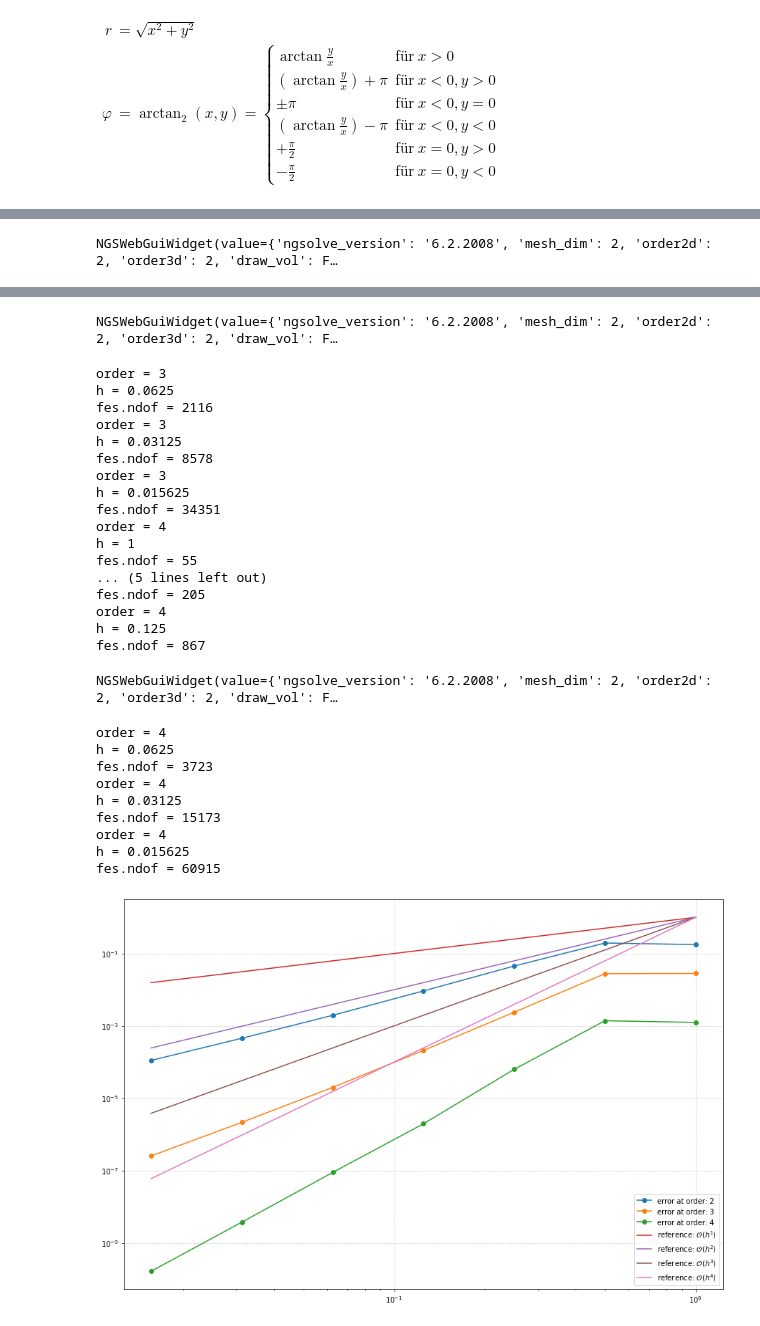
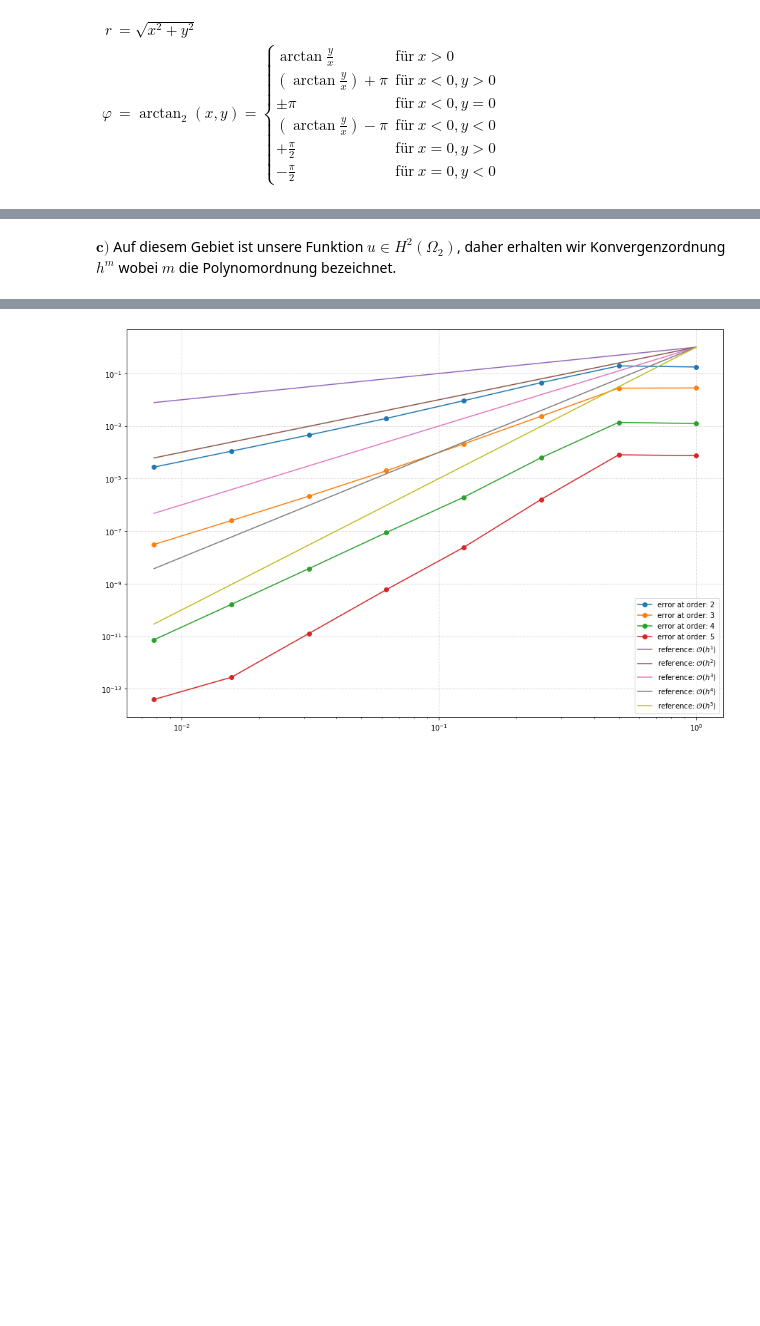
Before and after one commit to MrWhiteRichard/Fundament-Mathematik, a Jupyter notebook: WS_2020-21/NumPDEs_UE/Übung_3/3.15.ipynb, the cells around one changed output, grey strips where cells are left out. Saved outputs shown, nothing was run; the diff lists cells and outputs as text; code cells hidden in the pictures; blank space fills up the shorter version.

```diff
--- a/WS_2020-21/NumPDEs_UE/Übung_3/3.15.ipynb
+++ b/WS_2020-21/NumPDEs_UE/Übung_3/3.15.ipynb
@@ -70,3 +281,5 @@ $\begin{align*}
+# %% [markdown]
+$\textbf{c)}$ Auf diesem Gebiet ist unsere Funktion $u \in H^2(\Omega_2)$, daher erhalten wir Konvergenzordnung $h^m$ wobei $m$ die Polynomordnung bezeichnet.
 # %%
 beta = 2
 R = 1
@@ -117,8 +330,8 @@ geo.Append(['line', pind[3], pind[0]], bc = "outer")
 
 # -------------------------------- #
 
-h_array = [2 ** -n for n in range(7)]
-order_array = [2, 3, 4]
+h_array = [2 ** -n for n in range(8)]
+order_array = [2, 3, 4, 5]
 # order_array = [1]
 
 error_arrays = []
@@ -145,9 +358,6 @@ for order in order_array:
         f += rhs * v * ngs.dx
         f.Assemble()
 
-        print('order =', order)
-        print('h =', h)
-        print('fes.ndof =', fes.ndof)
         sol.vec.data = a.mat.Inverse(freedofs = fes.FreeDofs()) * f.vec
 
         H1err = ngs.sqrt(
@@ -162,8 +372,7 @@ for order in order_array:
 
         error_array.append(H1err)
 
-        if h == 2 ** -3:
-            Draw((ex_sol-sol)**2 + ngs.InnerProduct(sol_grad-ngs.Grad(sol),sol_grad-ngs.Grad(sol)), mesh)
+        #Draw((ex_sol-sol)**2 + ngs.InnerProduct(sol_grad-ngs.Grad(sol),sol_grad-ngs.Grad(sol)), mesh)
 
     error_arrays.append(error_array)
 
@@ -171,7 +380,7 @@ h_array = np.array(h_array)
 order_array = np.array(order_array)
 error_arrays = np.array(error_arrays)
 
-s_array = [1, 2, 3, 4]
+s_array = [1, 2, 3, 4, 5]
 
 fig = plt.figure(figsize = (15, 10))
 
@@ -181,6 +390,7 @@ for n, order in enumerate(order_array):
 for s in s_array:
     plt.loglog(h_array, h_array ** s, label = 'reference: $' + r'\mathcal{O}(h^{{' + str(s) + r'}})$')
 
+
 plt.legend()
 plt.grid(linestyle = ':')
 plt.show()
@@ -200 +397,0 @@ fes.ndof = 232
-NGSWebGuiWidget(value={'ngsolve_version': '6.2.2008', 'mesh_dim': 2, 'order2d': 2, 'order3d': 2, 'draw_vol': F…
@@ -218,29 +398 @@ fes.ndof = 499
-NGSWebGuiWidget(value={'ngsolve_version': '6.2.2008', 'mesh_dim': 2, 'order2d': 2, 'order3d': 2, 'draw_vol': F…
-order = 3
-h = 0.0625
-fes.ndof = 2116
-order = 3
-h = 0.03125
-fes.ndof = 8578
-order = 3
-h = 0.015625
-fes.ndof = 34351
-order = 4
-h = 1
-fes.ndof = 55
-... (5 lines left out)
-fes.ndof = 205
-order = 4
-h = 0.125
-fes.ndof = 867
-NGSWebGuiWidget(value={'ngsolve_version': '6.2.2008', 'mesh_dim': 2, 'order2d': 2, 'order3d': 2, 'draw_vol': F…
-order = 4
-h = 0.0625
-fes.ndof = 3723
-order = 4
-h = 0.03125
-fes.ndof = 15173
-order = 4
-h = 0.015625
-fes.ndof = 60915
-[figure, old version]
+[figure, new version]
```
Also changed, not shown: parts of 9 cells of this notebook.
